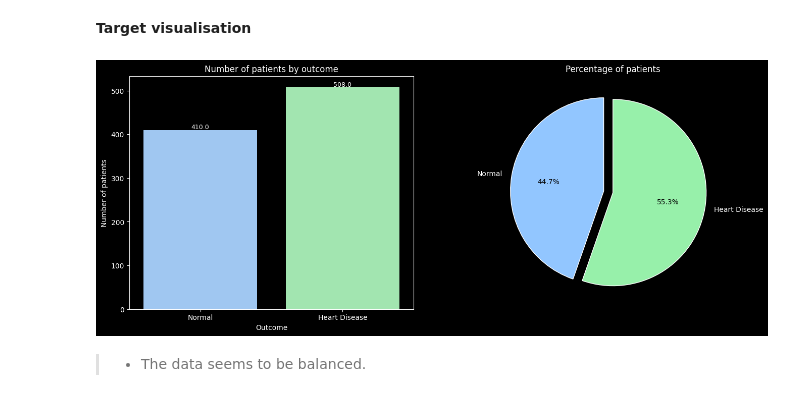
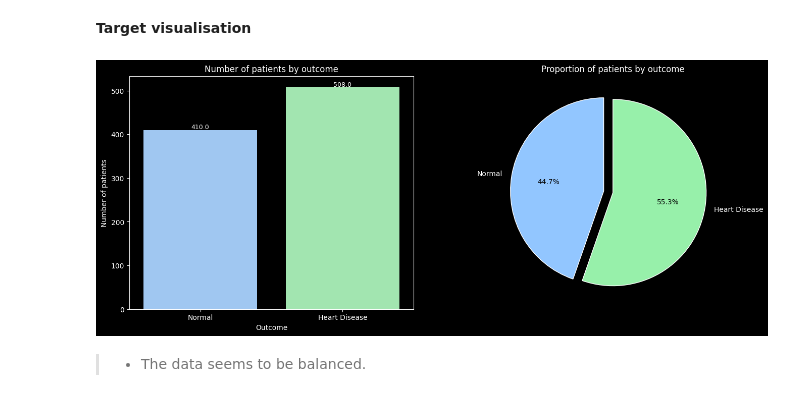
Before and after one commit to shabana1408/Heart-Failure-Prediction, a Jupyter notebook: Project_2_Part_3.ipynb, the cells around one changed output. Saved outputs shown, nothing was run; the diff lists cells and outputs as text; code cells hidden in the pictures.

```diff
--- a/Project_2_Part_3.ipynb
+++ b/Project_2_Part_3.ipynb
@@ -478,36 +478,36 @@ df_ml = df1.copy()
 # %%
 target = 'HeartDisease'
 # %%
-HeartDisease_list = list(df1['HeartDisease'].value_counts())
-ForPie = [HeartDisease_list[1] / sum(HeartDisease_list) * 100, HeartDisease_list[0] / sum(HeartDisease_list) * 100]
+heartdisease = list(df1['HeartDisease'].value_counts())
+heartdisease_pie = [heartdisease[1] / sum(heartdisease) * 100, heartdisease[0] / sum(heartdisease) * 100]
 
 
 fig, ax = plt.subplots(nrows = 1, ncols = 2, figsize = (16,6))
 
 plt.subplot(1, 2, 1)
 ax = sns.countplot(data = df1, x= 'HeartDisease')
 
 for bar in ax.patches:
     ax.text(bar.get_x() + bar.get_width() / 2, bar.get_height() + 2, bar.get_height(), horizontalalignment='center', fontsize = 9, color='white')
 
 ax.set_xticklabels(['Normal','Heart Disease'])
 plt.xlabel('Outcome', fontdict={'fontsize':10})
 plt.ylabel('Number of patients', fontdict={'fontsize':10})
 plt.title('Number of patients by outcome');
 
 plt.subplot(1, 2, 2)
-_,_, autotexts = plt.pie(ForPie, labels = ['Normal','Heart Disease'], autopct='%1.1f%%',
+_,_, autotexts = plt.pie(heartdisease_pie, labels = ['Normal','Heart Disease'], autopct='%1.1f%%',
         startangle = 90, explode = (0.1, 0),
         wedgeprops = {'edgecolor' : 'white', 'linewidth': 1, 'antialiased' : True})
 
 for ins in autotexts:
     ins.set_color('black')
 
-plt.title('Percentage of patients');
+plt.title('Proportion of patients by outcome');
 
 plt.show()
 # %% [output]
-[figure, old version]
+[figure, new version]
 # %% [markdown]
 > - The data seems to be balanced.
 # %% [markdown]
```
Also changed, not shown: parts of 19 cells of this notebook.
